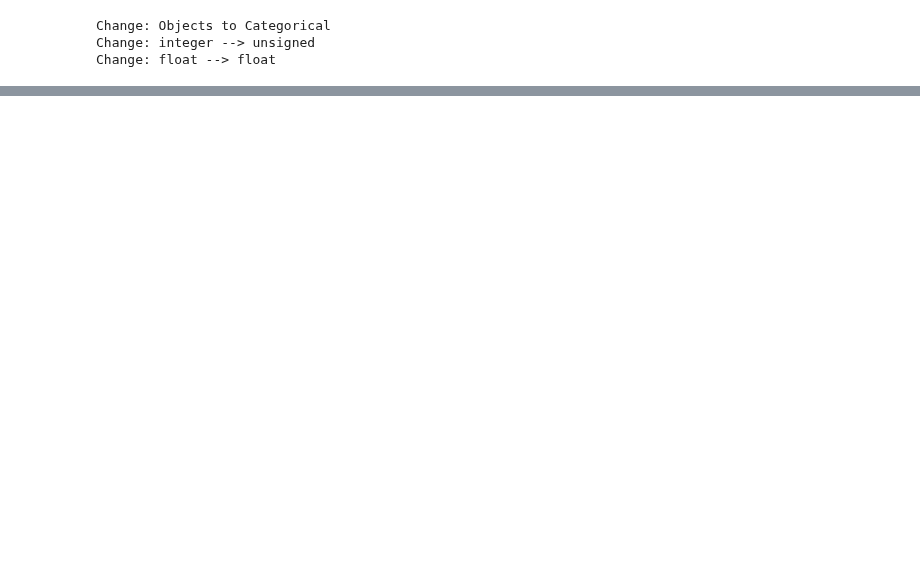
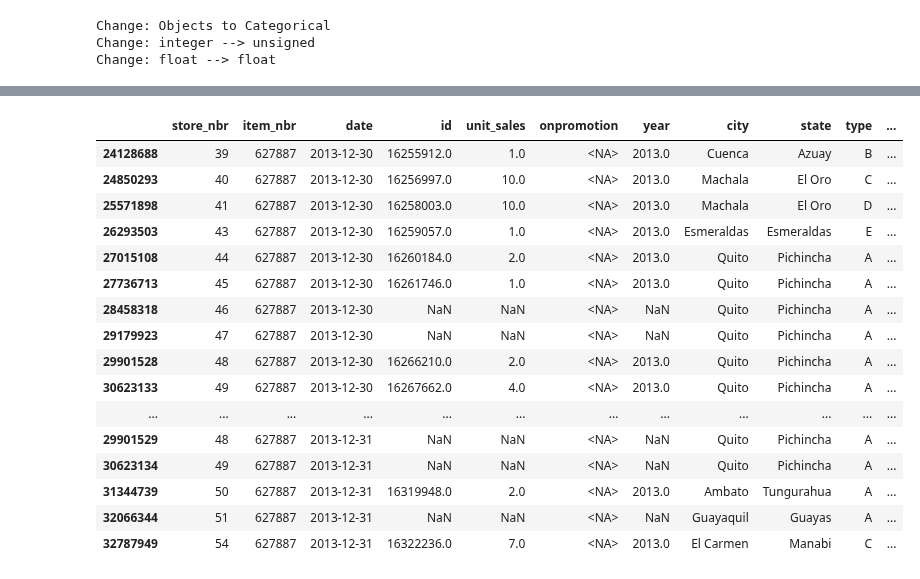
Before and after one commit to AFEngelage/Group4B, a Jupyter notebook: notebooks/2024 04 21 - Supermarket Loading first data - AFE.ipynb, the cells around one changed output, grey strips where cells are left out. Cells and saved outputs as stored; diff of their text form; code cells hidden in the pictures; blank space fills up the shorter version.

```diff
--- a/notebooks/2024 04 21 - Supermarket Loading first data - AFE.ipynb
+++ b/notebooks/2024 04 21 - Supermarket Loading first data - AFE.ipynb
@@ -2351,0 +1134,34 @@ Xdays_holiday_sales(df_02_full, store_nbr=45, x_days=5)
+# %%
+df_sales_2013_nan_item_nbr_627887 = df_sales_2013_nan_item_nbr[
+    # (df_0["store_nbr"].isin([53, 6])) &
+    (
+        df_sales_2013_nan_item_nbr["item_nbr"].isin(
+            [
+                627887
+                # , 759890, 1160872
+            ]
+        )
+    )
+].sort_values(by=["date", "store_nbr"])
+
+df_sales_2013_nan_item_nbr_627887.tail(
+    60
+)  # --> item_nbr works well for 1 items, across all stores
+# %% [output]
+|  | store_nbr | item_nbr | date | id | unit_sales | onpromotion | year | city | state | type | ... |
+| 24128688 | 39 | 627887 | 2013-12-30 | 16255912.0 | 1.0 | <NA> | 2013.0 | Cuenca | Azuay | B | ... |
+| 24850293 | 40 | 627887 | 2013-12-30 | 16256997.0 | 10.0 | <NA> | 2013.0 | Machala | El Oro | C | ... |
+| 25571898 | 41 | 627887 | 2013-12-30 | 16258003.0 | 10.0 | <NA> | 2013.0 | Machala | El Oro | D | ... |
+| 26293503 | 43 | 627887 | 2013-12-30 | 16259057.0 | 1.0 | <NA> | 2013.0 | Esmeraldas | Esmeraldas | E | ... |
+| 27015108 | 44 | 627887 | 2013-12-30 | 16260184.0 | 2.0 | <NA> | 2013.0 | Quito | Pichincha | A | ... |
+| 27736713 | 45 | 627887 | 2013-12-30 | 16261746.0 | 1.0 | <NA> | 2013.0 | Quito | Pichincha | A | ... |
+| 28458318 | 46 | 627887 | 2013-12-30 | NaN | NaN | <NA> | NaN | Quito | Pichincha | A | ... |
+| 29179923 | 47 | 627887 | 2013-12-30 | NaN | NaN | <NA> | NaN | Quito | Pichincha | A | ... |
+| 29901528 | 48 | 627887 | 2013-12-30 | 16266210.0 | 2.0 | <NA> | 2013.0 | Quito | Pichincha | A | ... |
+| 30623133 | 49 | 627887 | 2013-12-30 | 16267662.0 | 4.0 | <NA> | 2013.0 | Quito | Pichincha | A | ... |
+| ... | ... | ... | ... | ... | ... | ... | ... | ... | ... | ... | ... |
+| 29901529 | 48 | 627887 | 2013-12-31 | NaN | NaN | <NA> | NaN | Quito | Pichincha | A | ... |
+| 30623134 | 49 | 627887 | 2013-12-31 | NaN | NaN | <NA> | NaN | Quito | Pichincha | A | ... |
+| 31344739 | 50 | 627887 | 2013-12-31 | 16319948.0 | 2.0 | <NA> | 2013.0 | Ambato | Tungurahua | A | ... |
+| 32066344 | 51 | 627887 | 2013-12-31 | NaN | NaN | <NA> | NaN | Guayaquil | Guayas | A | ... |
+| 32787949 | 54 | 627887 | 2013-12-31 | 16322236.0 | 7.0 | <NA> | 2013.0 | El Carmen | Manabi | C | ... |
```
Also changed, not shown: parts of 153 cells of this notebook, 1 other file.
